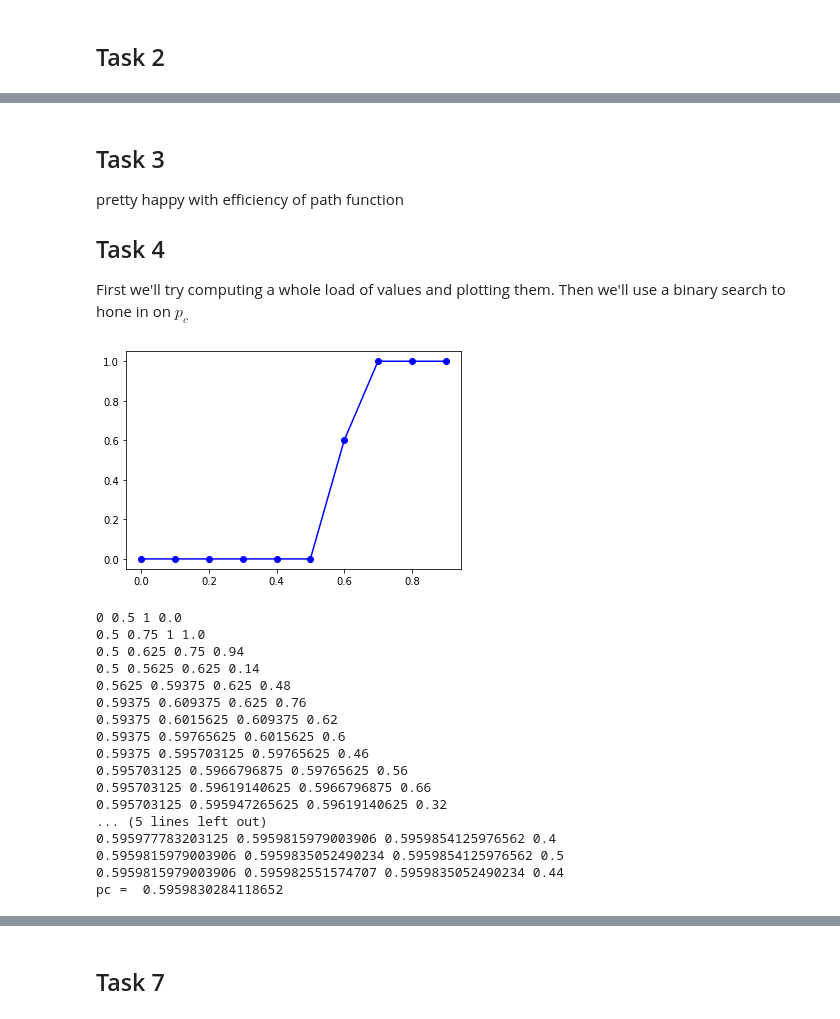
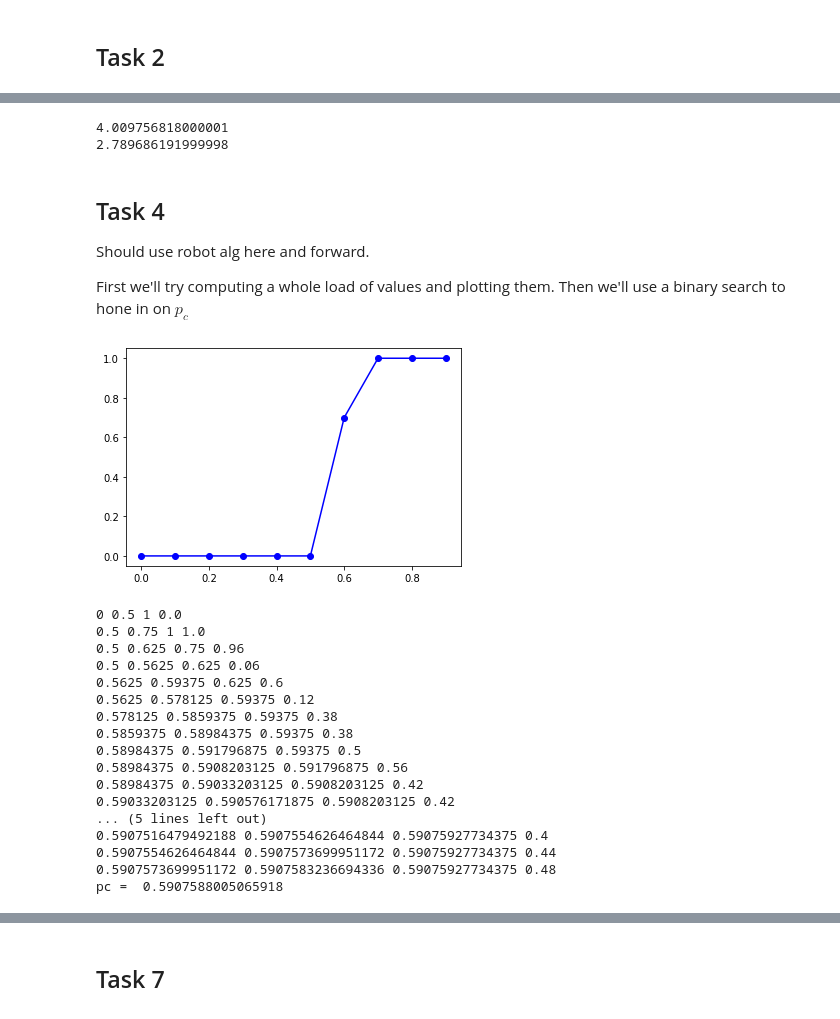
Before and after one commit to jireland88/percolation, a Jupyter notebook: Tasks.ipynb, the cells around one changed output, grey strips where cells are left out. Saved outputs shown, nothing was run; the diff lists cells and outputs as text; code cells hidden in the pictures.

```diff
--- a/Tasks.ipynb
+++ b/Tasks.ipynb
@@ -51,35 +57,46 @@ F_10(0.75) ≈  0.96
+# %%
+import timeit
+
+iters = 50
+
+P_Rob = Percolation(np.zeros((20, 20)), RobotPathFinder(SquareStateChooser()))
+P_Rec = Percolation(np.zeros((20, 20)), RecPathFinder(SquareNeighbours()))
+
+print(timeit.timeit(lambda: P_Rob.simulate(iters, 0.5), number=10))
+print(timeit.timeit(lambda: P_Rec.simulate(iters, 0.5), number=10))
+# %% [output]
+4.009756818000001
+2.789686191999998
 # %% [markdown]
-## Task 3
-
-pretty happy with efficiency of path function
-
 ## Task 4
 
+Should use robot alg here and forward.
+
 First we'll try computing a whole load of values and plotting them. Then we'll use a binary search to hone in on $p_c$
 # %%
-P_50 = Percolation(np.zeros((50, 50)))
-PT_50 = PercolationTools(P_50)
+P_100 = Percolation(np.zeros((100, 100)), RobotPathFinder(SquareStateChooser()))
+PT_100 = PercolationTools(P_100)
 
-PT_50.find_critical_value_g(20, 1)
+PT_100.find_critical_value_g(20, 1)
 # %% [output]
-[figure, old version]
+[figure, new version]
 # %%
-print("pc = ", PT_50.find_critical_value_bs(50, 20))
+print("pc = ", PT_100.find_critical_value_bs(50, 20))
 # %% [output]
 0 0.5 1 0.0
 0.5 0.75 1 1.0
-0.5 0.625 0.75 0.94
-0.5 0.5625 0.625 0.14
-0.5625 0.59375 0.625 0.48
-0.59375 0.609375 0.625 0.76
-0.59375 0.6015625 0.609375 0.62
-0.59375 0.59765625 0.6015625 0.6
-0.59375 0.595703125 0.59765625 0.46
-0.595703125 0.5966796875 0.59765625 0.56
-0.595703125 0.59619140625 0.5966796875 0.66
-0.595703125 0.595947265625 0.59619140625 0.32
+0.5 0.625 0.75 0.96
+0.5 0.5625 0.625 0.06
+0.5625 0.59375 0.625 0.6
+0.5625 0.578125 0.59375 0.12
+0.578125 0.5859375 0.59375 0.38
+0.5859375 0.58984375 0.59375 0.38
+0.58984375 0.591796875 0.59375 0.5
+0.58984375 0.5908203125 0.591796875 0.56
+0.58984375 0.59033203125 0.5908203125 0.42
+0.59033203125 0.590576171875 0.5908203125 0.42
 ... (5 lines left out)
-0.595977783203125 0.5959815979003906 0.5959854125976562 0.4
-0.5959815979003906 0.5959835052490234 0.5959854125976562 0.5
-0.5959815979003906 0.595982551574707 0.5959835052490234 0.44
-pc =  0.5959830284118652
+0.5907516479492188 0.5907554626464844 0.59075927734375 0.4
+0.5907554626464844 0.5907573699951172 0.59075927734375 0.44
+0.5907573699951172 0.5907583236694336 0.59075927734375 0.48
+pc =  0.5907588005065918
```
Also changed, not shown: parts of 12 cells of this notebook, 4 other files.
